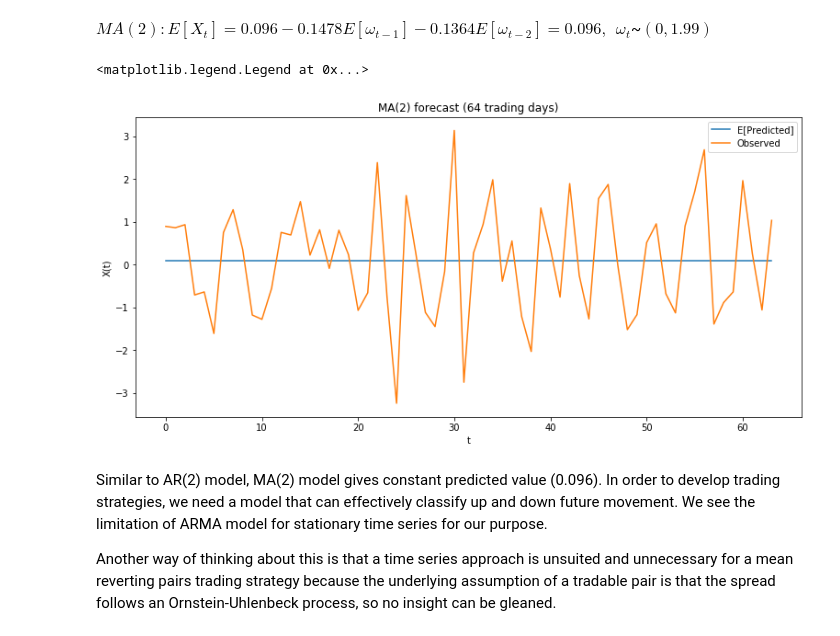
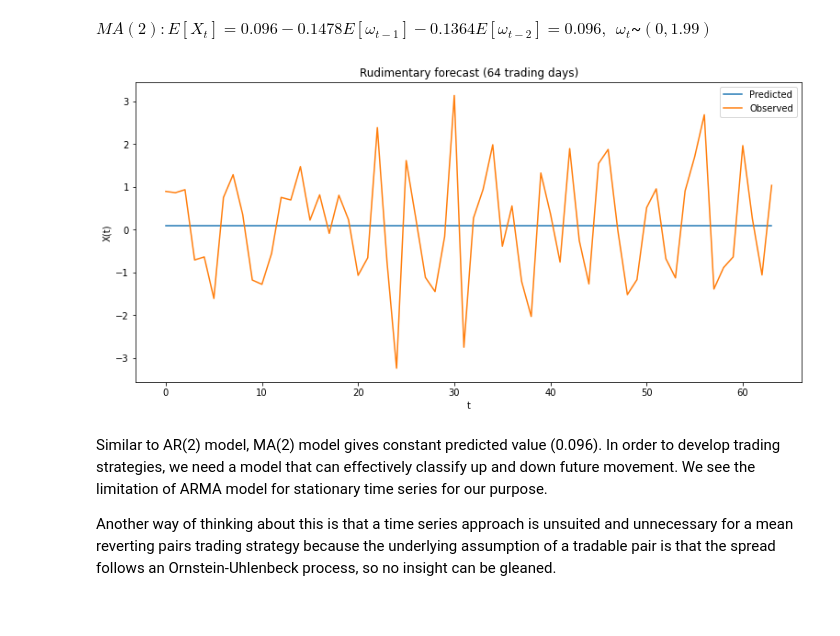
Before and after one commit to stevenkxu/TimeSeriesProject, a Jupyter notebook: 6351_Final_Project.ipynb, the cells around one changed output. Cells and saved outputs as stored; diff of their text form; code cells hidden in the pictures.

```diff
--- a/6351_Final_Project.ipynb
+++ b/6351_Final_Project.ipynb
@@ -639,18 +676,11 @@ Var[Residual] = 1.993277272158909
 Referring to the previous hypothesis test for AR(2) model, we can assume that the residual of MA(2) model has zero mean.
 # %% [markdown]
 $MA(2) : E[X_t]=0.096-0.1478 E[\omega_{t-1}]-0.1364 E[\omega_{t-2}] = 0.096,~~\omega_t$~$(0, 1.99)$
-# %%
-test = np.ones_like(test) * 0.096
-plt.figure(figsize=(13, 6))
-plt.plot(test)
-plt.plot(x_test.values)
-plt.xlabel("t")
-plt.ylabel("X(t)")
-plt.title("MA(2) forecast (64 trading days)")
-plt.legend(['E[Predicted]', 'Observed'])
-# %% [output]
-<matplotlib.legend.Legend at 0x...>
-[figure, removed]
+# %%
+test3 = np.ones_like(test) * 0.096
+plot_prediction(test3, x_test.values)
+# %% [output]
+[figure, added]
 # %% [markdown]
 Similar to AR(2) model, MA(2) model gives constant predicted value (0.096). In order to develop trading strategies, we need a model that can effectively classify up and down future movement. We see the limitation of ARMA model for stationary time series for our purpose.
 
```
Also changed, not shown: parts of 17 cells of this notebook.
